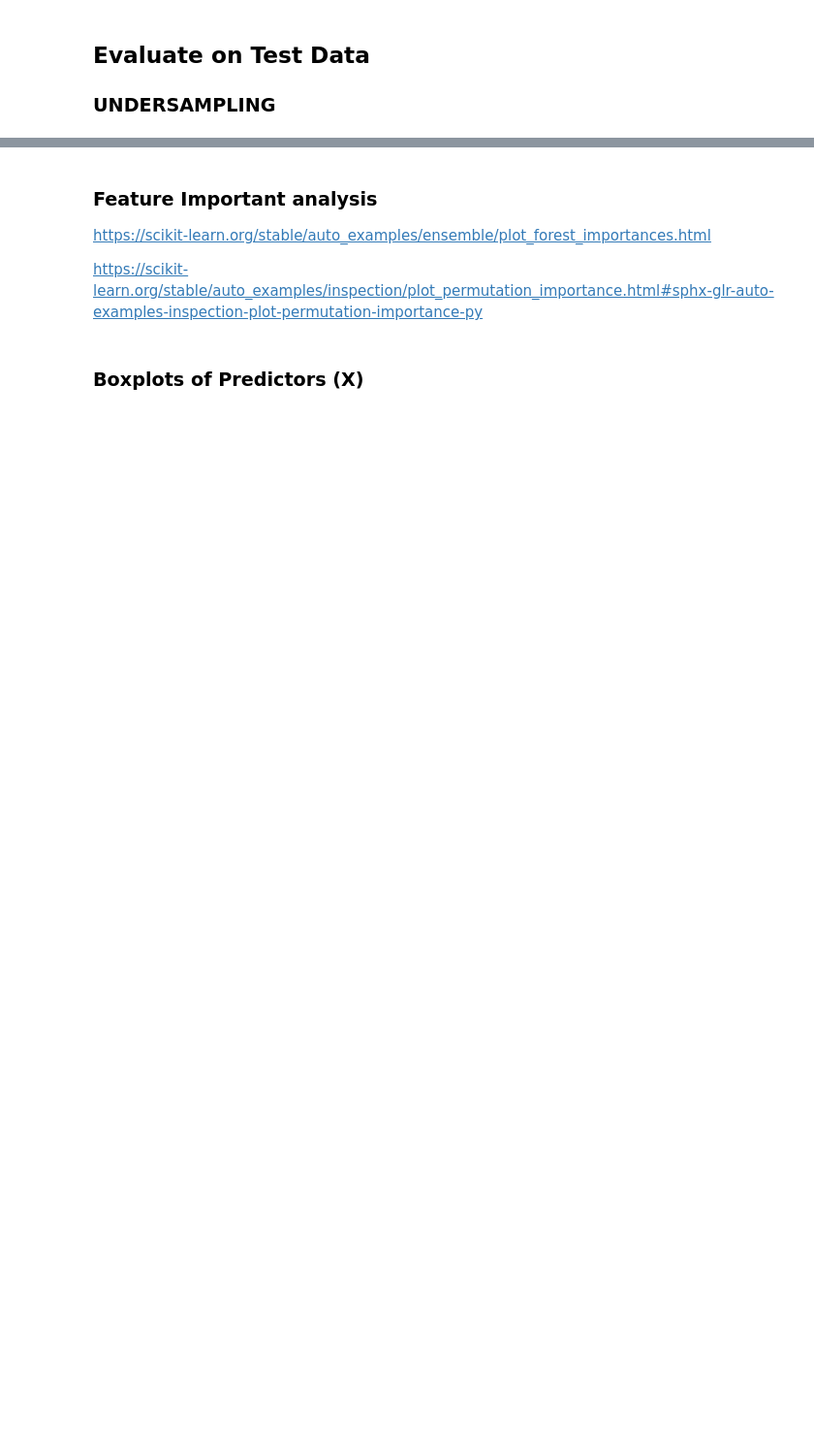
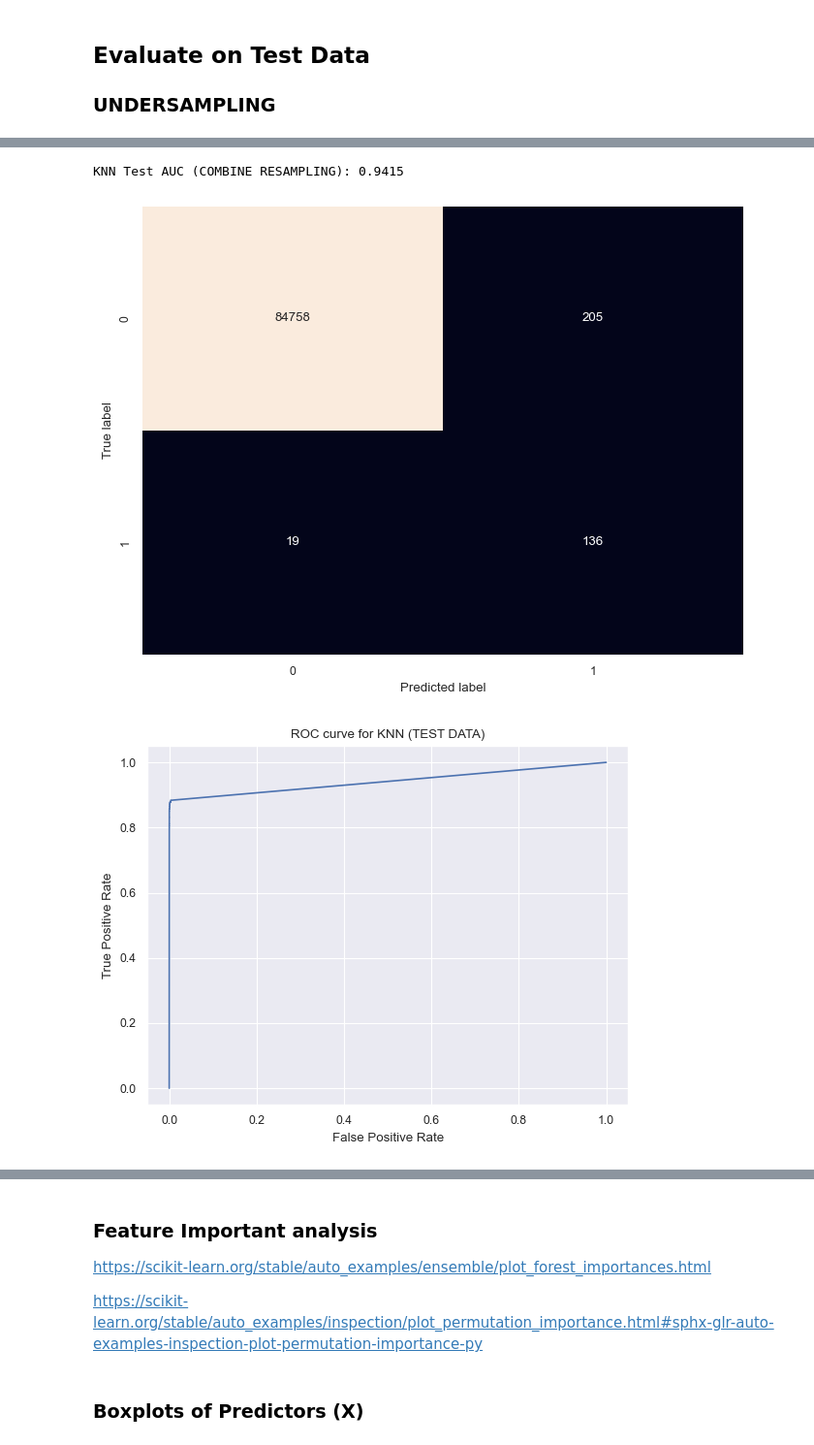
Before and after one commit to yvonnevydao/Credit_Fraud_Detection, a Jupyter notebook: credit_fraud_detection.ipynb, the cells around one changed output, grey strips where cells are left out. Shown at 97% size. Drawn from its saved outputs; the diff is of its cells as text; code cells hidden in the pictures; blank space fills up the shorter version.

```diff
--- a/credit_fraud_detection.ipynb
+++ b/credit_fraud_detection.ipynb
@@ -2641,0 +2479,33 @@ https://chatgpt.com/c/d23fe45c-b9ef-4118-b3ba-16f49b175f0d
+# %%
+## KNN ----------------------------------------------
+
+# Train the model with the best hyperparameters found
+KNN_model = KNeighborsClassifier(metric='manhattan', n_neighbors=9,
+                                weights='distance')
+KNN_model.fit(X_train_COMBINE, y_train_COMBINE)
+
+# Calculate and print the ROC AUC score on the test data
+print("KNN Test AUC (COMBINE RESAMPLING):", round(roc_auc_score(y_test, KNN_model.predict_proba(X_test)[:, 1]), 4))
+
+# Evaluate the model
+KNN_metrics_COMBINE = evaluate_model(KNN_model, X_test, y_test)
+
+# Plotting the confusion matrix
+conf_matrix = confusion_matrix(y_test, KNN_model.predict(X_test))
+plt.figure(figsize=(8, 6))
+sns.heatmap(conf_matrix, annot=True, fmt='d', cbar=False)
+plt.xlabel('Predicted label')
+plt.ylabel('True label')
+plt.show()
+
+# Plot ROC curve
+fpr, tpr, _ = metrics.roc_curve(y_test, KNN_model.predict_proba(X_test)[:, 1])
+plt.plot(fpr, tpr)
+plt.xlabel('False Positive Rate')
+plt.ylabel('True Positive Rate')
+plt.title("ROC curve for KNN (TEST DATA)")
+plt.show()
+# %% [output]
+KNN Test AUC (COMBINE RESAMPLING): 0.9415
+[figure, added]
+[figure, added]
```
Also changed, not shown: parts of 54 cells of this notebook.
